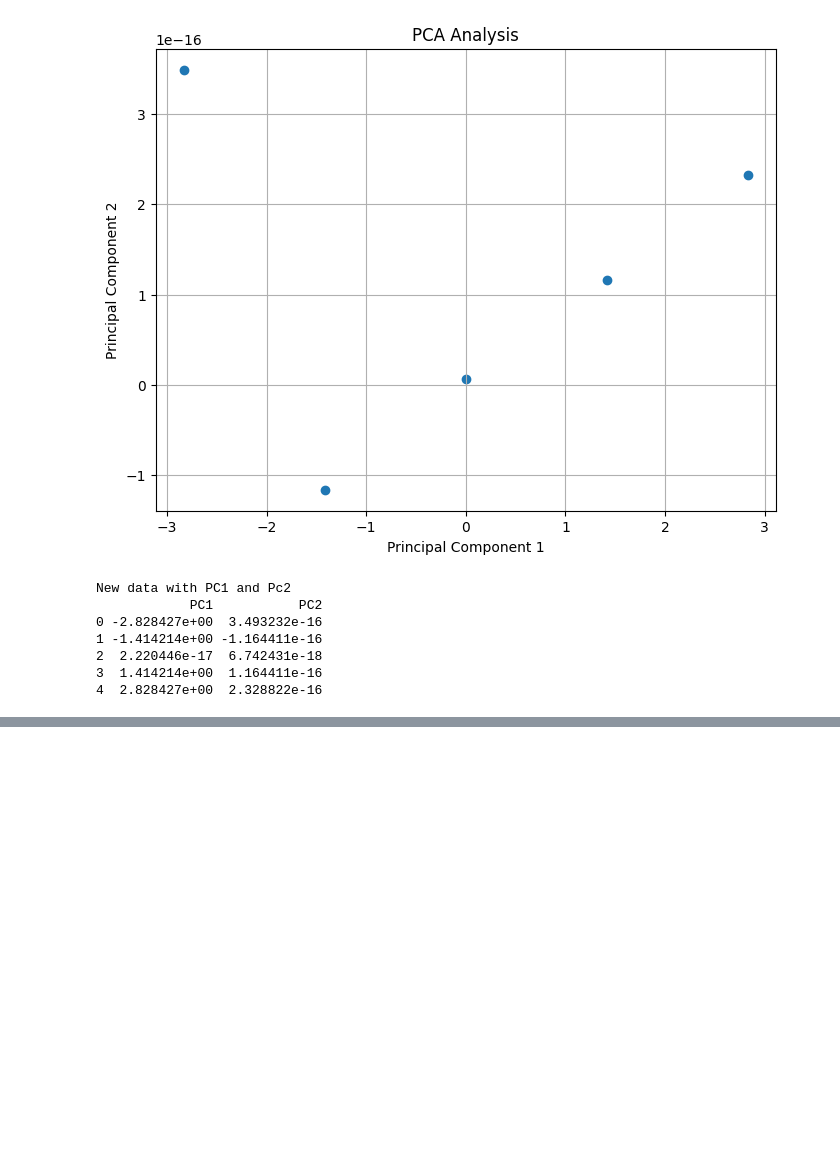
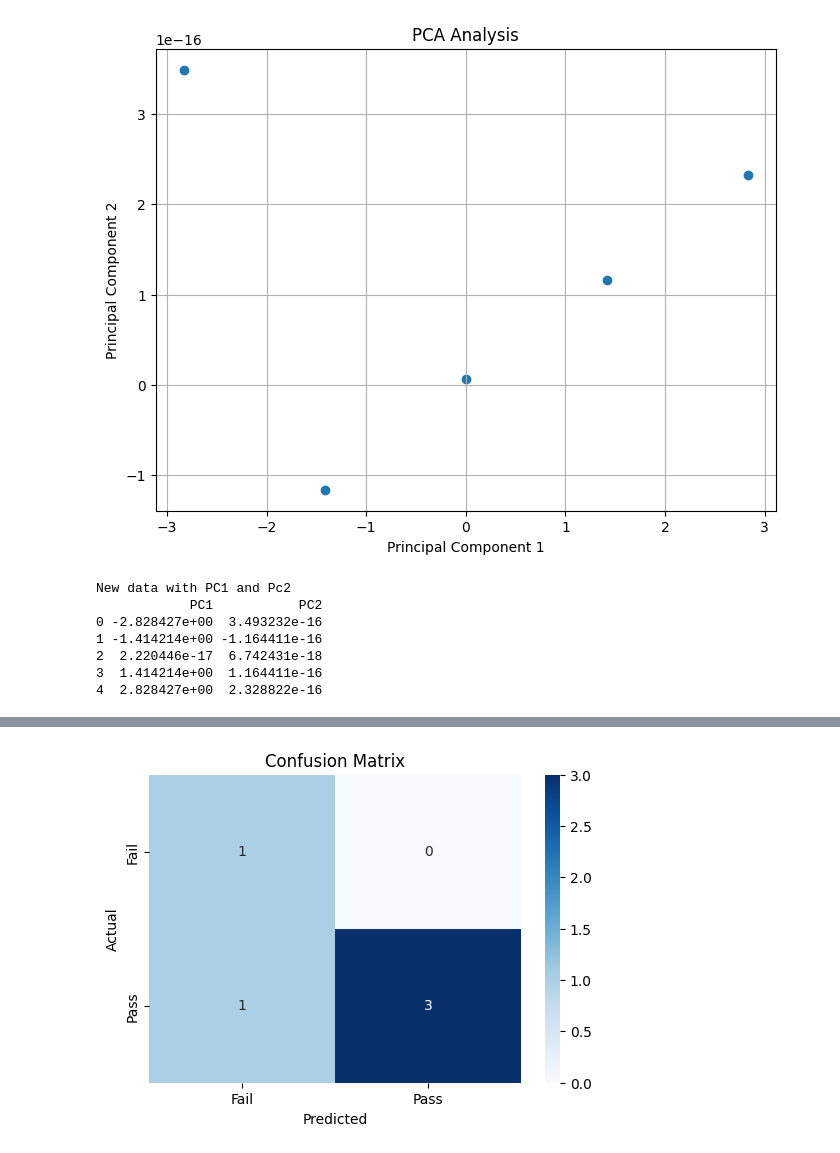
Before and after one commit to Vikram-0401/Python_Projects, a Jupyter notebook: Aiml.ipynb, the cells around one changed output, grey strips where cells are left out. Drawn from its saved outputs; the diff is of its cells as text; code cells hidden in the pictures; blank space fills up the shorter version.

```diff
--- a/Aiml.ipynb
+++ b/Aiml.ipynb
@@ -1870,0 +1945,90 @@ New data with PC1 and Pc2
+# %%
+import pandas as pd
+import numpy as np
+from sklearn.preprocessing import StandardScaler, LabelEncoder
+from sklearn.model_selection import train_test_split
+from sklearn.linear_model import LogisticRegression
+from sklearn.metrics import classification_report, confusion_matrix
+import matplotlib.pyplot as plt
+import seaborn as sns
+
+df = pd.read_csv('/content/student_data.csv')
+
+# Understanding data
+print('\nSample rows')
+print(df.head())
+
+print('\nDataset Shape')
+print(f'Rows: {df.shape[0]}, Columns: {df.shape[1]}')
+
+# Preprocessing
+print('\n Missing values')
+print(df.isnull().sum())
+
+#Label encoding
+le = LabelEncoder()
+
+df['Internet'] = le.fit_transform(df['Internet'])
+df['Passed'] = le.fit_transform(df['Passed'])
+
+# Feature scaling
+features = ['StudyHours', 'Attendance', 'PastScore', 'SleepHours', 'Internet']
+scaler = StandardScaler()
+df_scaled = df.copy()
+df_scaled[features] = scaler.fit_transform(df[features])
+
+X = df_scaled[features]
+y = df_scaled['Passed']
+
+# Splitting data
+X_train, X_test, y_train, y_test = train_test_split(X, y, test_size=0.2, random_state=42)
+
+# Training
+model = LogisticRegression()
+model.fit(X_train, y_train)
+
+# Prediction
+y_pred = model.predict(X_test)
+
+print('Classification report')
+print(classification_report(y_test, y_pred))
+
+print('Confusion matrix')
+con_matrix = confusion_matrix(y_test, y_pred)
+
+# Plotting
+
+plt.figure(figsize=(6,4))
+sns.heatmap(con_matrix, annot=True, fmt='d', cmap='Blues',
+            xticklabels=['Fail', 'Pass'], yticklabels=['Fail', 'Pass'])
+plt.xlabel('Predicted')
+plt.ylabel('Actual')
+plt.title('Confusion Matrix')
+plt.show()
+
+
+print('--------------predict the result-------')
+try:
+  study_hours = float(input('Enter study hours: '))
+  attendance = float(input('Enter attendance: '))
+  past_score = float(input('Enter past score: '))
+  sleep_hours = float(input('Enter sleep hours: '))
+
+  user_input_df = pd.DataFrame({
+      'StudyHours': [study_hours],
+      'Attendance': [attendance],
+      'PastScore': [past_score],
+      'SleepHours': [sleep_hours],
+      'Internet': [1]
+  })
+
+  user_input_scaled = scaler.transform(user_input_df)
+
+  prediction = model.predict(user_input_scaled)
+
+  result = "Pass" if prediction[0] == 1 else "Fail"
+
+  print(f'The student will {result}')
+except Exception as e:
+  print(e)
+# %% [output]
@@ -1870,0 +2052 @@ New data with PC1 and Pc2
+[figure, added]
```
Also changed, not shown: parts of 3 cells of this notebook.
